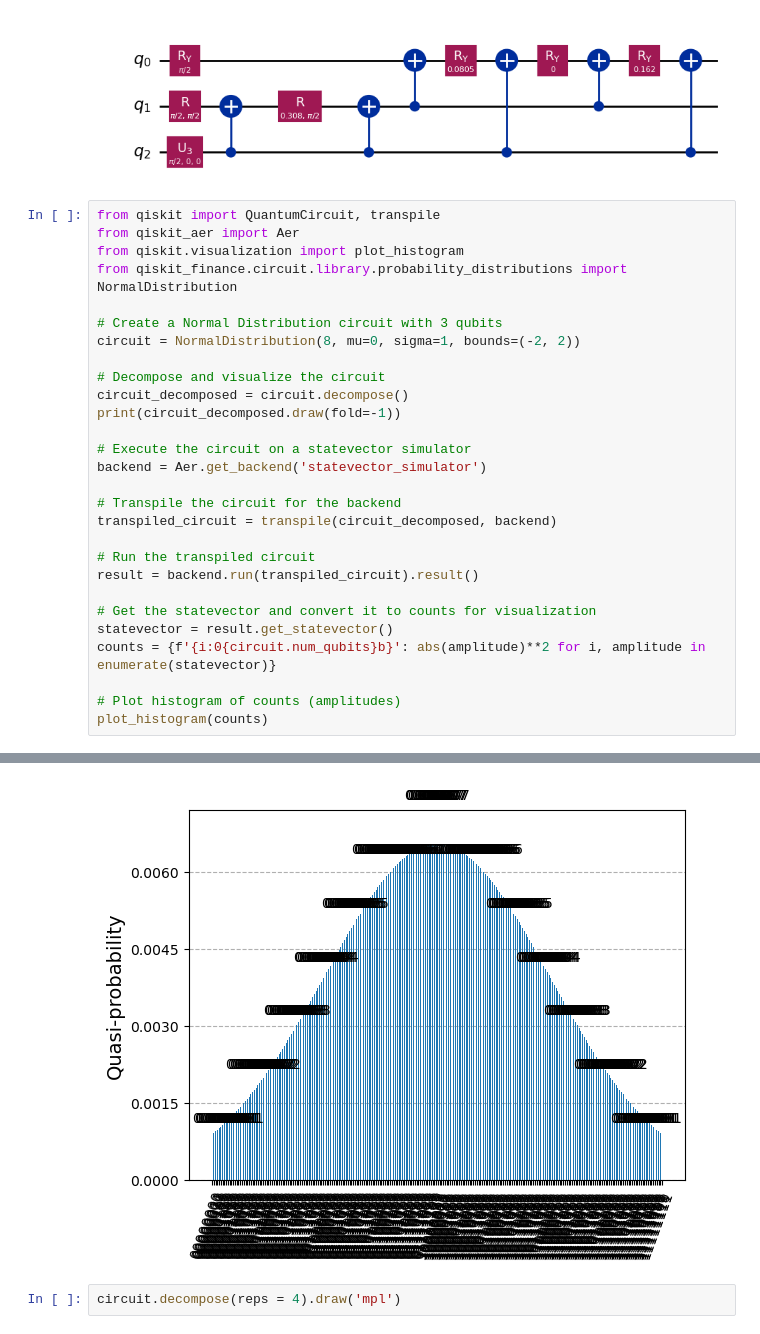
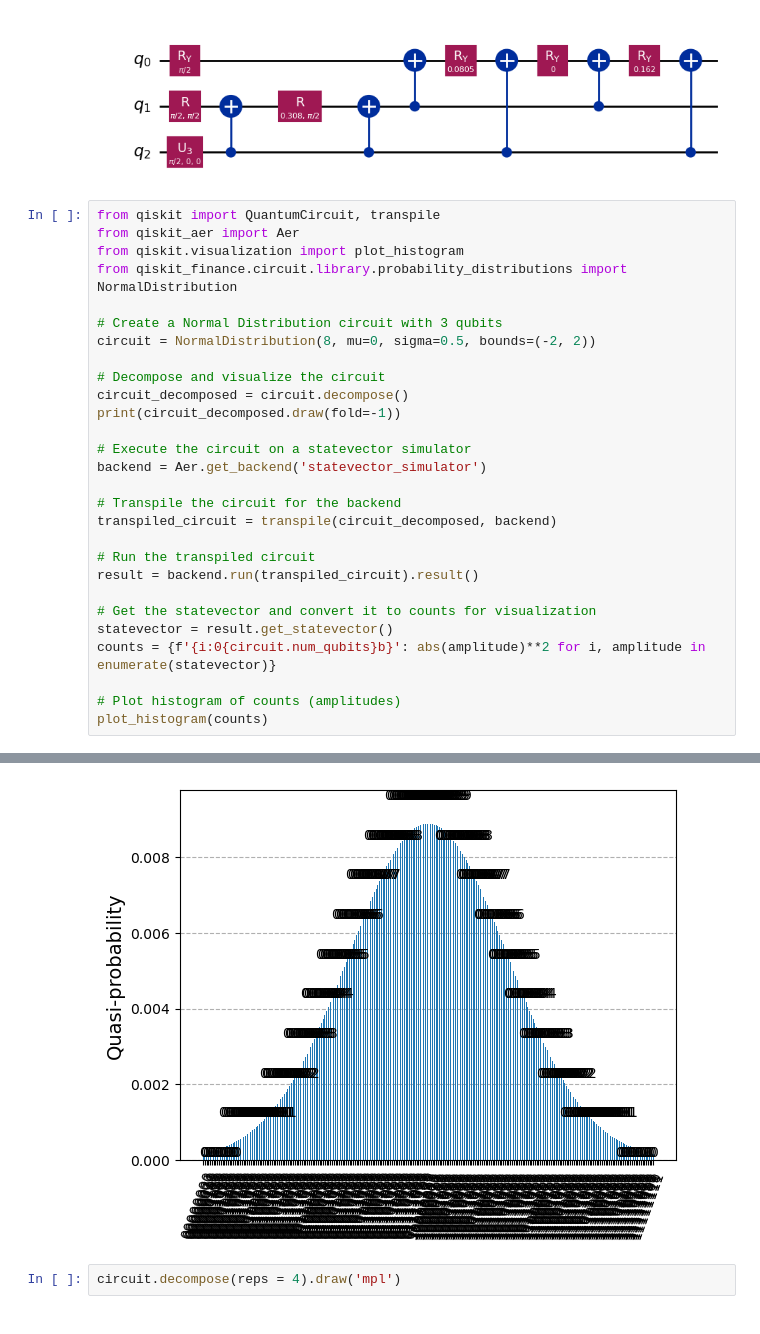
Before and after one commit to wang-anthony03/iQuHack2025, a Jupyter notebook: qiskit_experiment.ipynb, the cells around one changed output, grey strips where cells are left out. Drawn from its saved outputs; the diff is of its cells as text.

```diff
--- a/qiskit_experiment.ipynb
+++ b/qiskit_experiment.ipynb
@@ -64,7 +64,7 @@ from qiskit.visualization import plot_histogram
 from qiskit_finance.circuit.library.probability_distributions import NormalDistribution
 
 # Create a Normal Distribution circuit with 3 qubits
-circuit = NormalDistribution(8, mu=0, sigma=1, bounds=(-2, 2))
+circuit = NormalDistribution(8, mu=0, sigma=0.5, bounds=(-2, 2))
 
 # Decompose and visualize the circuit
 circuit_decomposed = circuit.decompose()
@@ -76,34 +76,34 @@ backend = Aer.get_backend('statevector_simulator')
 # Transpile the circuit for the backend
 transpiled_circuit = transpile(circuit_decomposed, backend)
 
 # Run the transpiled circuit
 result = backend.run(transpiled_circuit).result()
 
 # Get the statevector and convert it to counts for visualization
 statevector = result.get_statevector()
 counts = {f'{i:0{circuit.num_qubits}b}': abs(amplitude)**2 for i, amplitude in enumerate(statevector)}
 
 # Plot histogram of counts (amplitudes)
 plot_histogram(counts)
 # %% [output]
                                                                                                                                          ┌─────────────────┐
 q_0: ────────────────────────────────────────────────────────────────────────────────────────────────────────────────────────────────────┤0                ├
                                                                                                                       ┌─────────────────┐│                 │
 q_1: ─────────────────────────────────────────────────────────────────────────────────────────────────────────────────┤0                ├┤1                ├
                                                                                                    ┌─────────────────┐│                 ││                 │
 q_2: ──────────────────────────────────────────────────────────────────────────────────────────────┤0                ├┤1                ├┤2                ├
                                                                                 ┌─────────────────┐│                 ││                 ││                 │
 q_3: ───────────────────────────────────────────────────────────────────────────┤0                ├┤1                ├┤2                ├┤3                ├
                                                              ┌─────────────────┐│                 ││                 ││                 ││  multiplexer_dg │
 q_4: ────────────────────────────────────────────────────────┤0                ├┤1                ├┤2                ├┤3 multiplexer_dg ├┤4                ├
                                           ┌─────────────────┐│                 ││                 ││  multiplexer_dg ││                 ││                 │
 q_5: ─────────────────────────────────────┤0                ├┤1                ├┤2 multiplexer_dg ├┤3                ├┤4                ├┤5                ├
                        ┌─────────────────┐│                 ││  multiplexer_dg ││                 ││                 ││                 ││                 │
 q_6: ──────────────────┤0                ├┤1 multiplexer_dg ├┤2                ├┤3                ├┤4                ├┤5                ├┤6                ├
      ┌────────────────┐│  multiplexer_dg ││                 ││                 ││                 ││                 ││                 ││                 │
 q_7: ┤ multiplexer_dg ├┤1                ├┤2                ├┤3                ├┤4                ├┤5                ├┤6                ├┤7                ├
      └────────────────┘└─────────────────┘└─────────────────┘└─────────────────┘└─────────────────┘└─────────────────┘└─────────────────┘└─────────────────┘
-[figure, old version]
+[figure, new version]
 # %%
 circuit.decompose(reps = 4).draw('mpl')
 # %% [output]
```
Also changed, not shown: parts of 1 cell of this notebook, 2 other files.
